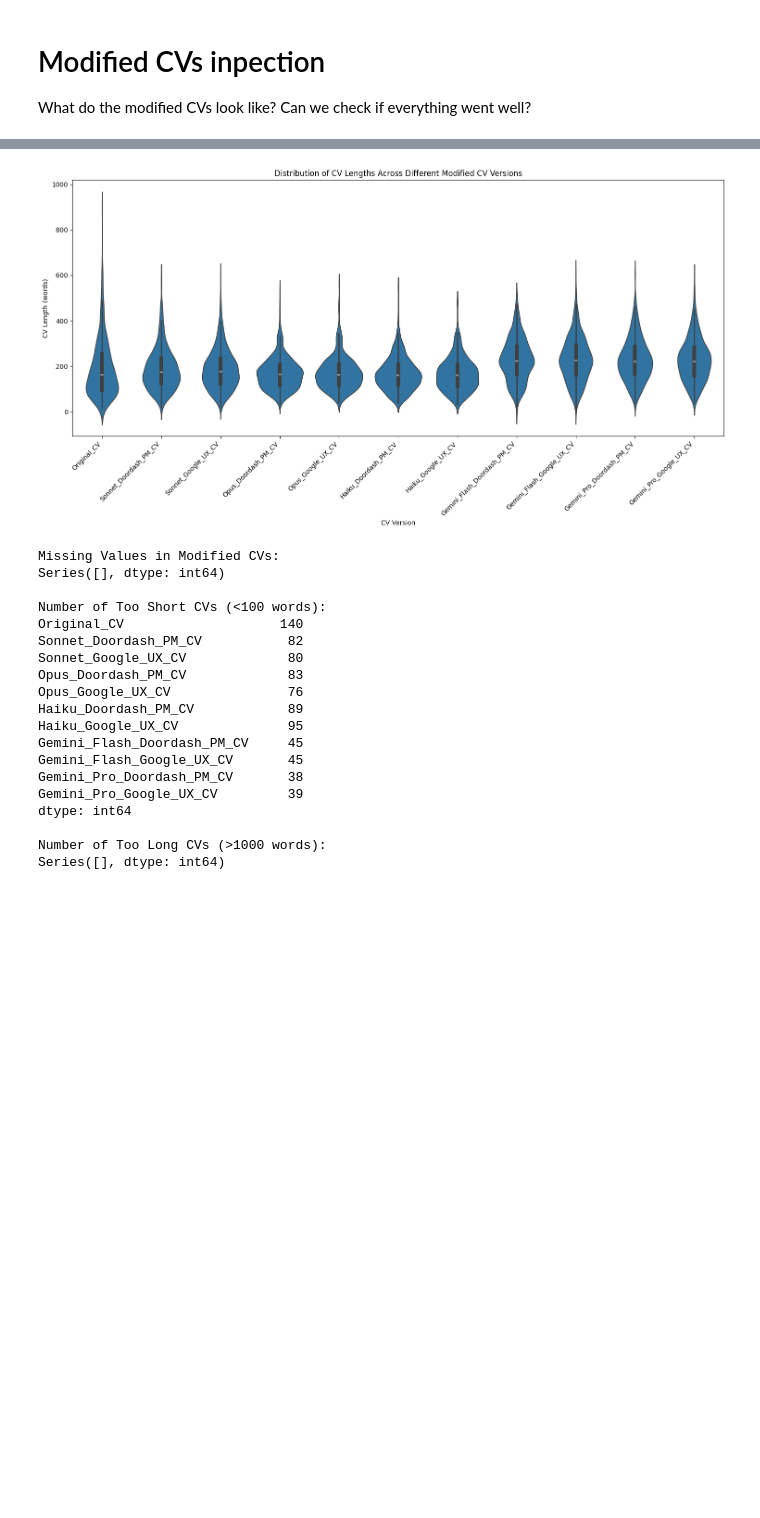
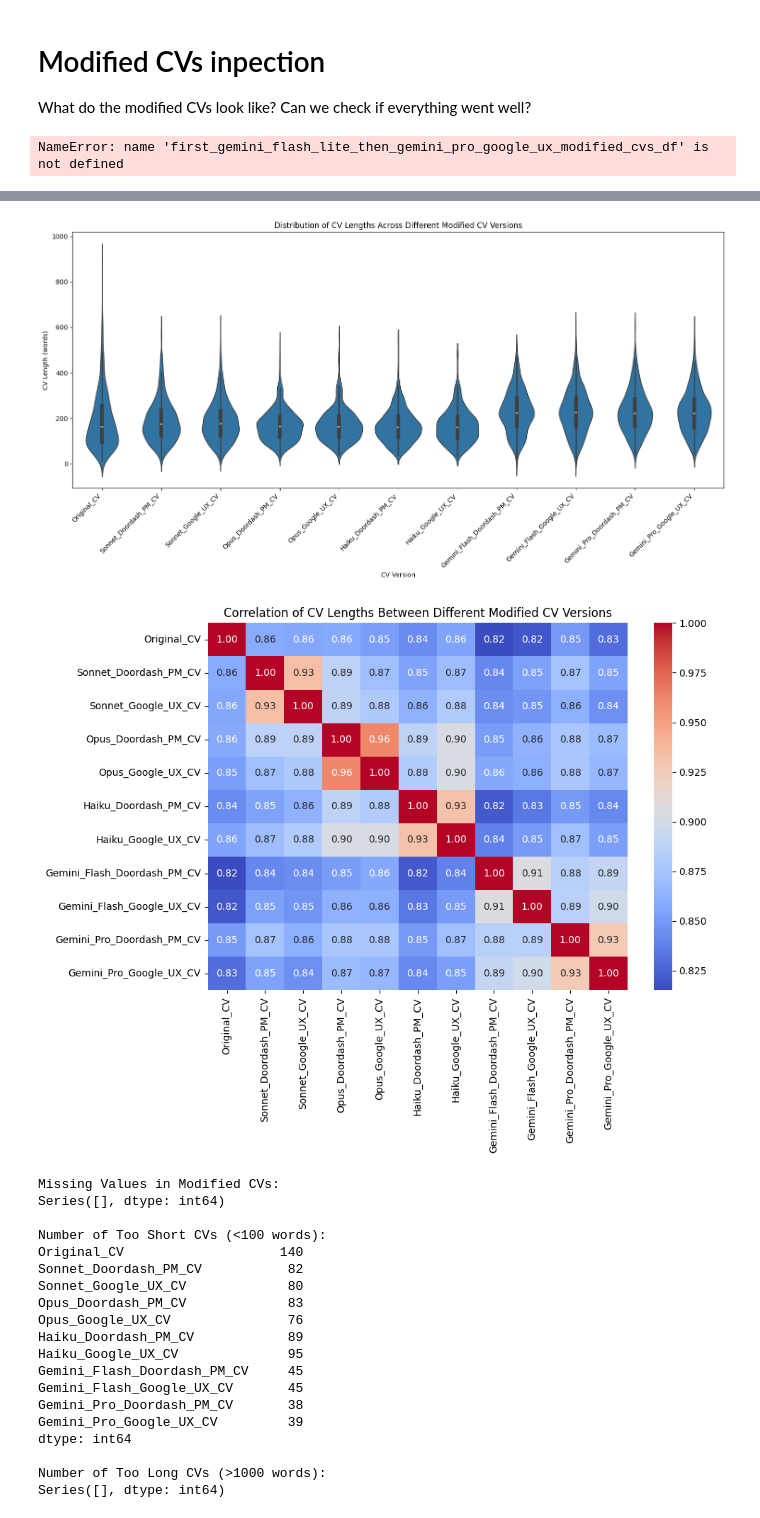
Before and after one commit to pvdklei/FACT, a Jupyter notebook: pepijn/visualize.ipynb, the cells around one changed output, grey strips where cells are left out. Saved outputs shown, nothing was run; the diff lists cells and outputs as text; code cells hidden in the pictures; blank space fills up the shorter version.

```diff
--- a/pepijn/visualize.ipynb
+++ b/pepijn/visualize.ipynb
@@ -57,10 +90,34 @@ modified_cvs_combined_df = pd.concat(
         select_and_rename_by_substr(gemini_flash_google_ux_modified_cvs_df, "CV", "Gemini_Flash_Google_UX_CV"),
         select_and_rename_by_substr(gemini_pro_doordash_pm_modified_cvs_df, "CV", "Gemini_Pro_Doordash_PM_CV"),
         select_and_rename_by_substr(gemini_pro_google_ux_modified_cvs_df, "CV", "Gemini_Pro_Google_UX_CV"),
+        select_and_rename_by_substr(gemini_flash_lite_doordash_pm_modified_cvs_df, "CV", "Gemini_Flash_Lite_Doordash_PM_CV"),
+        select_and_rename_by_substr(gemini_flash_lite_google_ux_modified_cvs_df, "CV", "Gemini_Flash_Lite_Google_UX_CV"),
+        select_and_rename_by_substr(twice_sonnet_doordash_pm_modified_cvs_df, "CV", "Twice_Sonnet_Doordash_PM_CV"),
+        select_and_rename_by_substr(twice_sonnet_google_ux_modified_cvs_df, "CV", "Twice_Sonnet_Google_UX_CV"),
+        select_and_rename_by_substr(twice_opus_doordash_pm_modified_cvs_df, "CV", "Twice_Opus_Doordash_PM_CV"),
+        select_and_rename_by_substr(twice_opus_google_ux_modified_cvs_df, "CV", "Twice_Opus_Google_UX_CV"),
+        select_and_rename_by_substr(twice_haiku_doordash_pm_modified_cvs_df, "CV", "Twice_Haiku_Doordash_PM_CV"),
+        select_and_rename_by_substr(twice_haiku_google_ux_modified_cvs_df, "CV", "Twice_Haiku_Google_UX_CV"),
+        select_and_rename_by_substr(twice_gemini_flash_doordash_pm_modified_cvs_df, "CV", "Twice_Gemini_Flash_Doordash_PM_CV"),
+        select_and_rename_by_substr(twice_gemini_flash_google_ux_modified_cvs_df, "CV", "Twice_Gemini_Flash_Google_UX_CV"),
+        select_and_rename_by_substr(twice_gemini_pro_doordash_pm_modified_cvs_df, "CV", "Twice_Gemini_Pro_Doordash_PM_CV"),
+        select_and_rename_by_substr(twice_gemini_pro_google_ux_modified_cvs_df, "CV", "Twice_Gemini_Pro_Google_UX_CV"),
+        select_and_rename_by_substr(twice_gemini_flash_lite_doordash_pm_modified_cvs_df, "CV", "Twice_Gemini_Flash_Lite_Doordash_PM_CV"),
+        select_and_rename_by_substr(twice_gemini_flash_lite_google_ux_modified_cvs_df, "CV", "Twice_Gemini_Flash_Lite_Google_UX_CV"),
+        select_and_rename_by_substr(first_haiku_then_opus_doordash_pm_modified_cvs_df, "CV", "First_Haiku_Then_Opus_Doordash_PM_CV"),
+        select_and_rename_by_substr(first_haiku_then_opus_google_ux_modified_cvs_df, "CV", "First_Haiku_Then_Opus_Google_UX_CV"),
+        select_and_rename_by_substr(first_sonnet_then_opus_doordash_pm_modified_cvs_df, "CV", "First_Sonnet_Then_Opus_Doordash_PM_CV"),
+        select_and_rename_by_substr(first_sonnet_then_opus_google_ux_modified_cvs_df, "CV", "First_Sonnet_Then_Opus_Google_UX_CV"),
+        select_and_rename_by_substr(first_gemini_flash_then_gemini_pro_doordash_pm_modified_cvs_df, "CV", "First_Gemini_Flash_Then_Gemini_Pro_Doordash_PM_CV"),
+        select_and_rename_by_substr(first_gemini_flash_then_gemini_pro_google_ux_modified_cvs_df, "CV", "First_Gemini_Flash_Then_Gemini_Pro_Google_UX_CV"),
+        select_and_rename_by_substr(first_gemini_flash_lite_then_gemini_pro_doordash_pm_modified_cvs_df, "CV", "First_Gemini_Flash_Lite_Then_Gemini_Pro_Doordash_PM_CV"),
+        select_and_rename_by_substr(first_gemini_flash_lite_then_gemini_pro_google_ux_modified_cvs_df, "CV", "First_Gemini_Flash_Lite_Then_Gemini_Pro_Google_UX_CV"),
     ],
     axis=1,
     join="outer",
 )
+# %% [output]
+NameError: name 'first_gemini_flash_lite_then_gemini_pro_google_ux_modified_cvs_df' is not defined
 # %%
 modified_cvs_combined_df.head()
 # %% [output]
@@ -81,17 +138,29 @@ modified_cvs_combined_df.describe()
 # %%
 # Make a violin plot showing the distribution of CV lengths for each modified CV set
 cv_length_df = modified_cvs_combined_df.copy()
 for col in cv_length_df.columns:
     cv_length_df[col] = cv_length_df[col].apply(lambda x: len(str(x).split()))  # Count words as length
 cv_length_melted_df = cv_length_df.melt(var_name="CV Version", value_name="CV Length (words)")
 plt.figure(figsize=(15, 8))
 sns.violinplot(data=cv_length_melted_df, x="CV Version", y="CV Length (words)")
 plt.xticks(rotation=45, ha='right')
 plt.title("Distribution of CV Lengths Across Different Modified CV Versions")
 plt.tight_layout()
 plt.show()
+
+# And also a plot showing corralation between lenghts of the CV's
+plt.figure(figsize=(10, 8))
+sns.heatmap(cv_length_df.corr(), annot=True, cmap="coolwarm", fmt=".2f")
+plt.title("Correlation of CV Lengths Between Different Modified CV Versions")
+plt.tight_layout()
+plt.show()
+
+# Also show off the lenghts of differt groups of modified CV's.
+# A group can be Anthripic models vs Google models
+# Or twice modified vs once modified vs original
 # %% [output]
 [figure]
+[figure, added]
 # %%
 # Are there any missing values in the modified CVs?
 missing_values_summary = modified_cvs_combined_df.isnull().sum()
```
Also changed, not shown: parts of 1 cell of this notebook, 23 other files.
